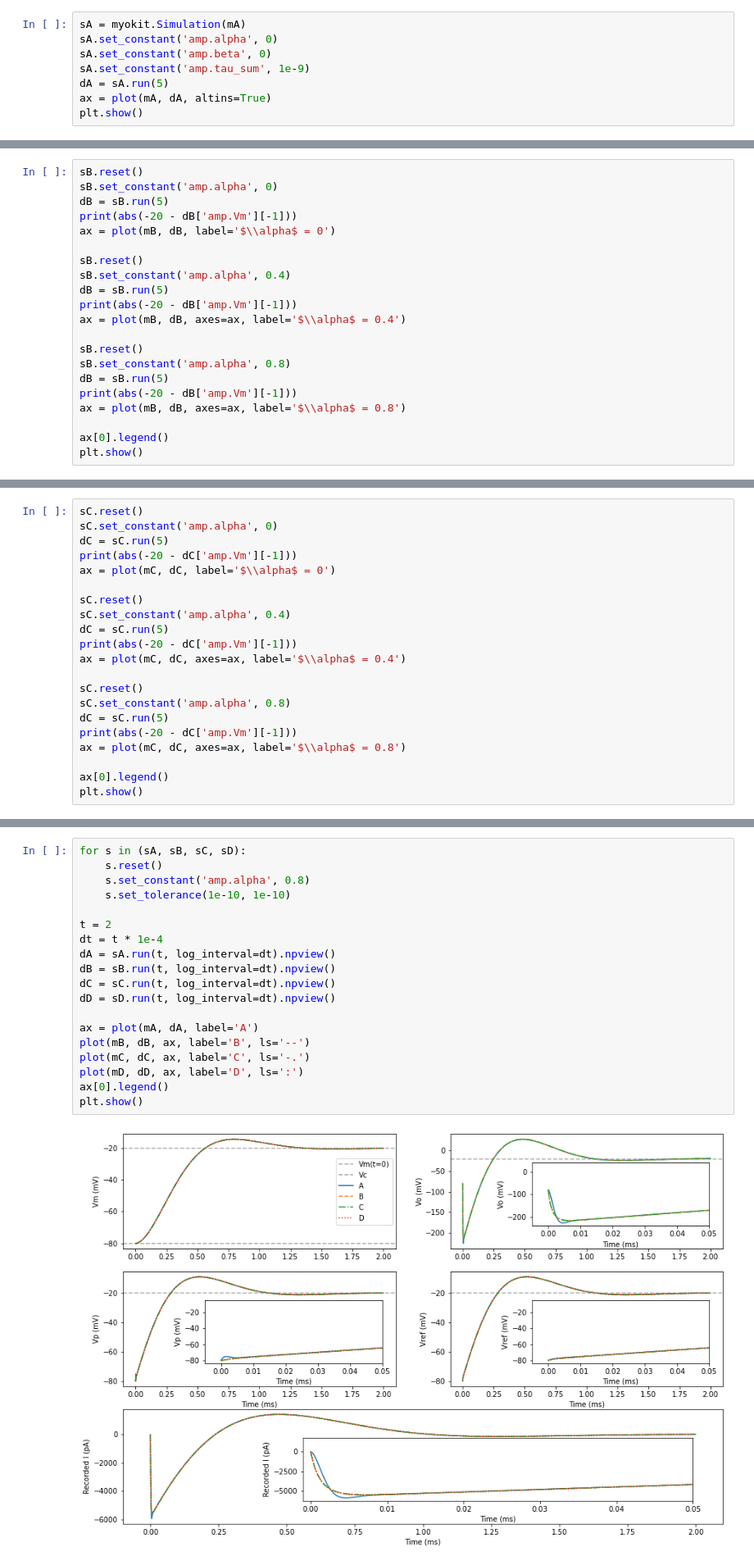
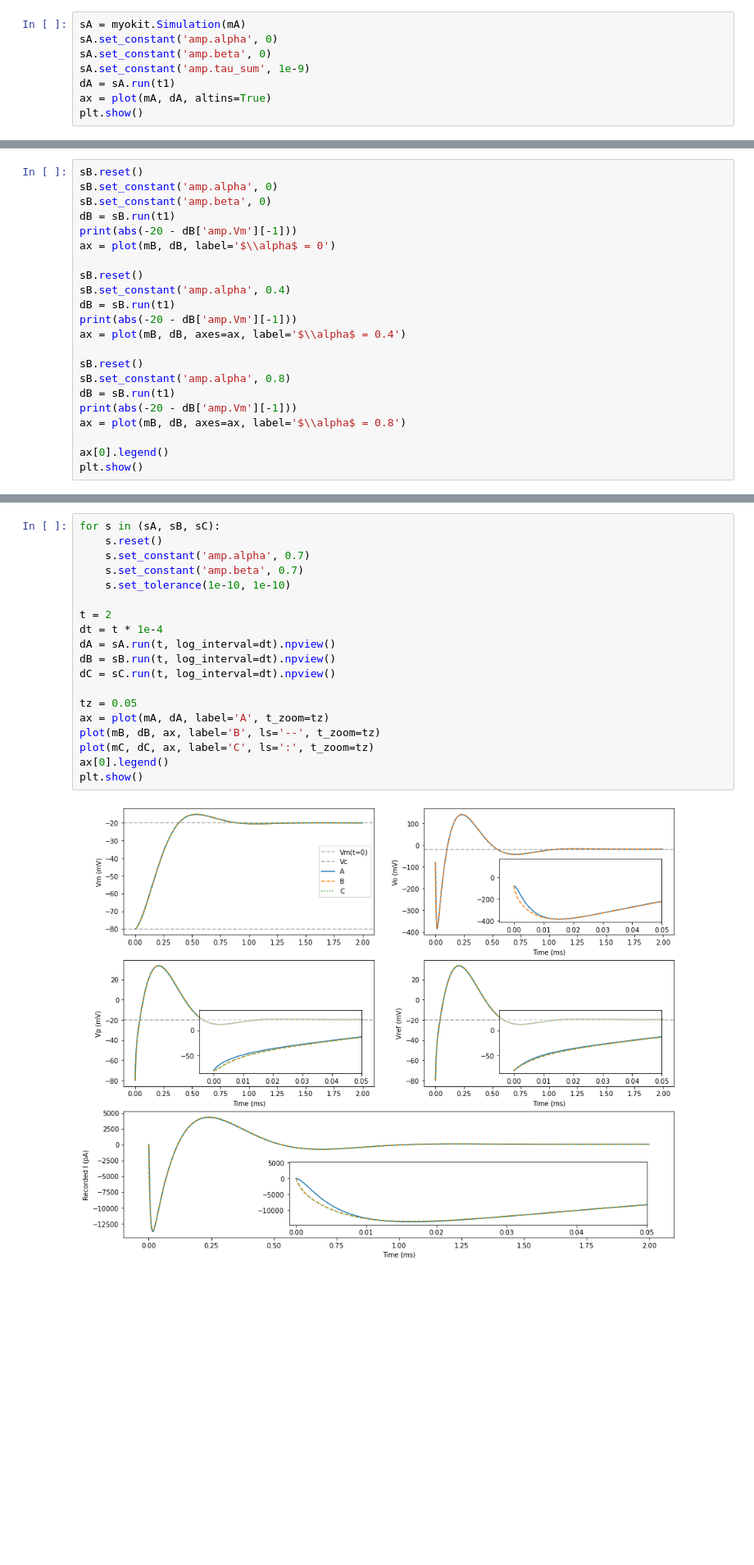
Before and after one commit to CardiacModelling/fitting-notebooks, a Jupyter notebook: artefacts/appendix-L-compensated-models.ipynb, the cells around one changed output, grey strips where cells are left out. Shown at 82% size. Saved outputs shown, nothing was run; the diff lists cells and outputs as text; blank space fills up the shorter version.

```diff
--- a/artefacts/appendix-L-compensated-models.ipynb
+++ b/artefacts/appendix-L-compensated-models.ipynb
@@ -272,7 +164,7 @@ sA = myokit.Simulation(mA)
 sA.set_constant('amp.alpha', 0)
 sA.set_constant('amp.beta', 0)
 sA.set_constant('amp.tau_sum', 1e-9)
-dA = sA.run(5)
+dA = sA.run(t1)
 ax = plot(mA, dA, altins=True)
 plt.show()
 # %% [output]
@@ -364,19 +290,20 @@ tau_c = 0.8 us
 # %%
 sB.reset()
 sB.set_constant('amp.alpha', 0)
-dB = sB.run(5)
+sB.set_constant('amp.beta', 0)
+dB = sB.run(t1)
 print(abs(-20 - dB['amp.Vm'][-1]))
 ax = plot(mB, dB, label='$\\alpha$ = 0')
 
 sB.reset()
 sB.set_constant('amp.alpha', 0.4)
-dB = sB.run(5)
+dB = sB.run(t1)
 print(abs(-20 - dB['amp.Vm'][-1]))
 ax = plot(mB, dB, axes=ax, label='$\\alpha$ = 0.4')
 
 sB.reset()
 sB.set_constant('amp.alpha', 0.8)
-dB = sB.run(5)
+dB = sB.run(t1)
 print(abs(-20 - dB['amp.Vm'][-1]))
 ax = plot(mB, dB, axes=ax, label='$\\alpha$ = 0.8')
 
@@ -432,24 +387,3 @@ I_obs = (Vo - Vp) / Rf : Eq 5b
 ''')
 mC.check_units(myokit.UNIT_STRICT)
 sC = myokit.Simulation(mC)
-# %%
-sC.reset()
-sC.set_constant('amp.alpha', 0)
-dC = sC.run(5)
-print(abs(-20 - dC['amp.Vm'][-1]))
-ax = plot(mC, dC, label='$\\alpha$ = 0')
-
-sC.reset()
-sC.set_constant('amp.alpha', 0.4)
-dC = sC.run(5)
-print(abs(-20 - dC['amp.Vm'][-1]))
-ax = plot(mC, dC, axes=ax, label='$\\alpha$ = 0.4')
-
-sC.reset()
-sC.set_constant('amp.alpha', 0.8)
-dC = sC.run(5)
-print(abs(-20 - dC['amp.Vm'][-1]))
-ax = plot(mC, dC, axes=ax, label='$\\alpha$ = 0.8')
-
-ax[0].legend()
-plt.show()
@@ -528,26 +390,26 @@ plt.show()
 # %% [markdown]
 ## Model predictions overlayed
 # %%
-for s in (sA, sB, sC, sD):
+for s in (sA, sB, sC):
     s.reset()
-    s.set_constant('amp.alpha', 0.8)
+    s.set_constant('amp.alpha', 0.7)
+    s.set_constant('amp.beta', 0.7)
     s.set_tolerance(1e-10, 1e-10)
 
 t = 2
 dt = t * 1e-4
 dA = sA.run(t, log_interval=dt).npview()
 dB = sB.run(t, log_interval=dt).npview()
 dC = sC.run(t, log_interval=dt).npview()
-dD = sD.run(t, log_interval=dt).npview()
 
-ax = plot(mA, dA, label='A')
-plot(mB, dB, ax, label='B', ls='--')
-plot(mC, dC, ax, label='C', ls='-.')
-plot(mD, dD, ax, label='D', ls=':')
+tz = 0.05
+ax = plot(mA, dA, label='A', t_zoom=tz)
+plot(mB, dB, ax, label='B', ls='--', t_zoom=tz)
+plot(mC, dC, ax, label='C', ls=':', t_zoom=tz)
 ax[0].legend()
 plt.show()
 # %% [output]
-[figure, old version]
+[figure, new version]
 # %%
 fig = plt.figure(figsize=(15, 15))
 axes = []
```
Also changed, not shown: parts of 34 cells of this notebook, 4 other files.
